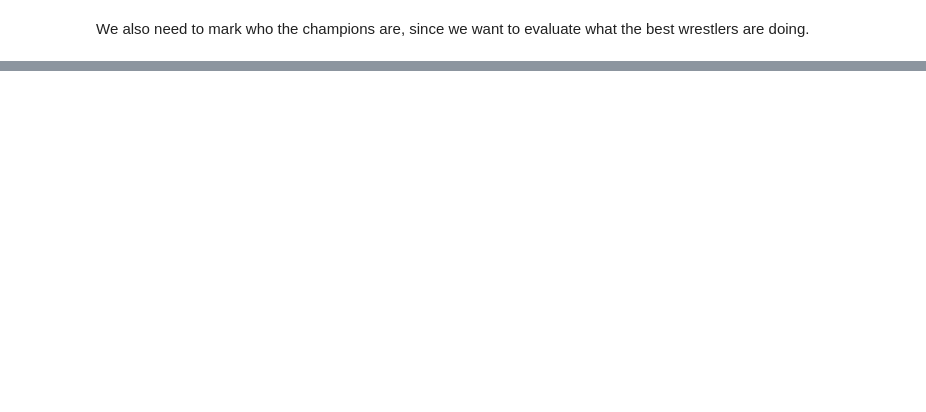
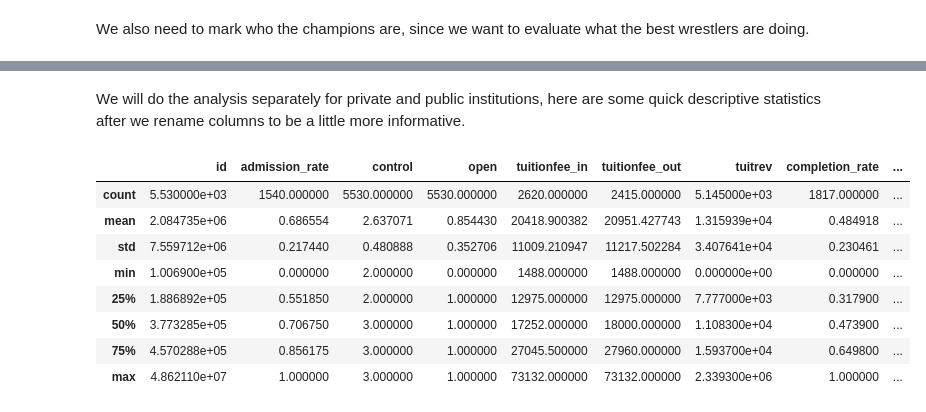
Before and after one commit to tseastmond/byu_econ_applied_machine_learning, a Jupyter notebook: homeworks/Homework_1.ipynb, the cells around one changed output, grey strips where cells are left out. Drawn from its saved outputs; the diff is of its cells as text; code cells hidden in the pictures; blank space fills up the shorter version.

```diff
--- a/homeworks/Homework_1.ipynb
+++ b/homeworks/Homework_1.ipynb
@@ -222,0 +271,2 @@ print(url.text)
+# %%
+df = pd.read_csv('C:/Users/tanne/Downloads/CollegeScorecard_Raw_Data/CollegeScorecard_Raw_Data/MERGED2015_16_PP.csv')
@@ -222,0 +275,4 @@ print(url.text)
+# %%
+df.columns = map(str.lower, df.columns)
+df = df[['unitid','instnm','city','stabbr','adm_rate','control','curroper','tuitionfee_in','tuitionfee_out','tuitfte','c150_4','ret_ft4','pctfloan',]]
+df.head()
@@ -222,0 +286,19 @@ print(url.text)
+# %% [markdown]
+We will do the analysis separately for private and public institutions, here are some quick descriptive statistics after we rename columns to be a little more informative.
+# %%
+cols = ['id','name','city','stabbr','admission_rate','control','open','tuitionfee_in','tuitionfee_out','tuitrev','completion_rate','retention_rate','pctfloan']
+priv = df.loc[df['control'] != 1]
+priv.columns = cols
+pub = df.loc[df['control'] == 1]
+pub.columns = cols
+priv.describe()
+# %% [output]
+|  | id | admission_rate | control | open | tuitionfee_in | tuitionfee_out | tuitrev | completion_rate | ... |
+| count | 5.530000e+03 | 1540.000000 | 5530.000000 | 5530.000000 | 2620.000000 | 2415.000000 | 5.145000e+03 | 1817.000000 | ... |
+| mean | 2.084735e+06 | 0.686554 | 2.637071 | 0.854430 | 20418.900382 | 20951.427743 | 1.315939e+04 | 0.484918 | ... |
+| std | 7.559712e+06 | 0.217440 | 0.480888 | 0.352706 | 11009.210947 | 11217.502284 | 3.407641e+04 | 0.230461 | ... |
+| min | 1.006900e+05 | 0.000000 | 2.000000 | 0.000000 | 1488.000000 | 1488.000000 | 0.000000e+00 | 0.000000 | ... |
+| 25% | 1.886892e+05 | 0.551850 | 2.000000 | 1.000000 | 12975.000000 | 12975.000000 | 7.777000e+03 | 0.317900 | ... |
+| 50% | 3.773285e+05 | 0.706750 | 3.000000 | 1.000000 | 17252.000000 | 18000.000000 | 1.108300e+04 | 0.473900 | ... |
+| 75% | 4.570288e+05 | 0.856175 | 3.000000 | 1.000000 | 27045.500000 | 27960.000000 | 1.593700e+04 | 0.649800 | ... |
+| max | 4.862110e+07 | 1.000000 | 3.000000 | 1.000000 | 73132.000000 | 73132.000000 | 2.339300e+06 | 1.000000 | ... |
```
Also changed, not shown: parts of 51 cells of this notebook.
